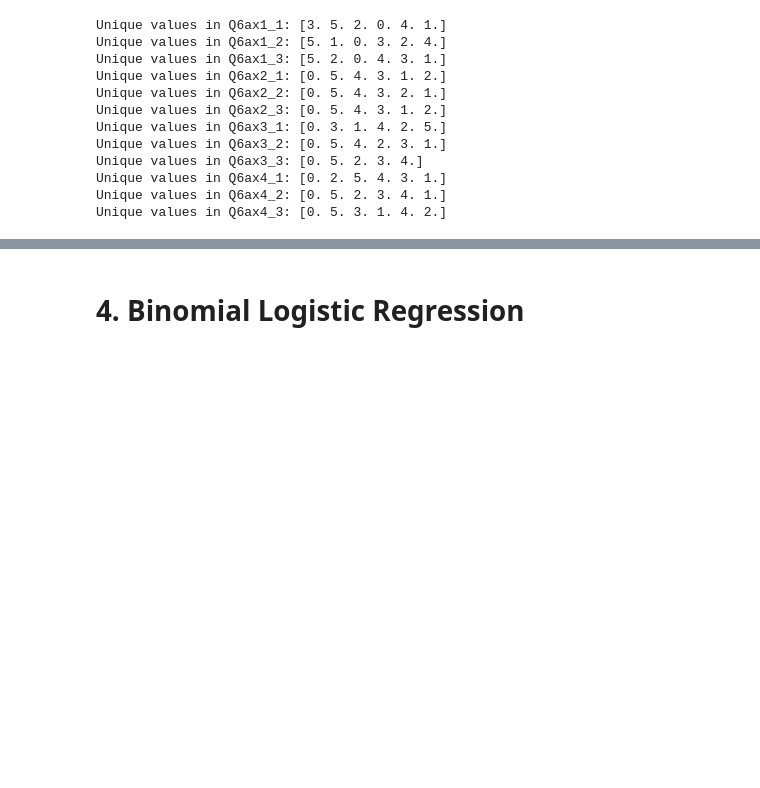
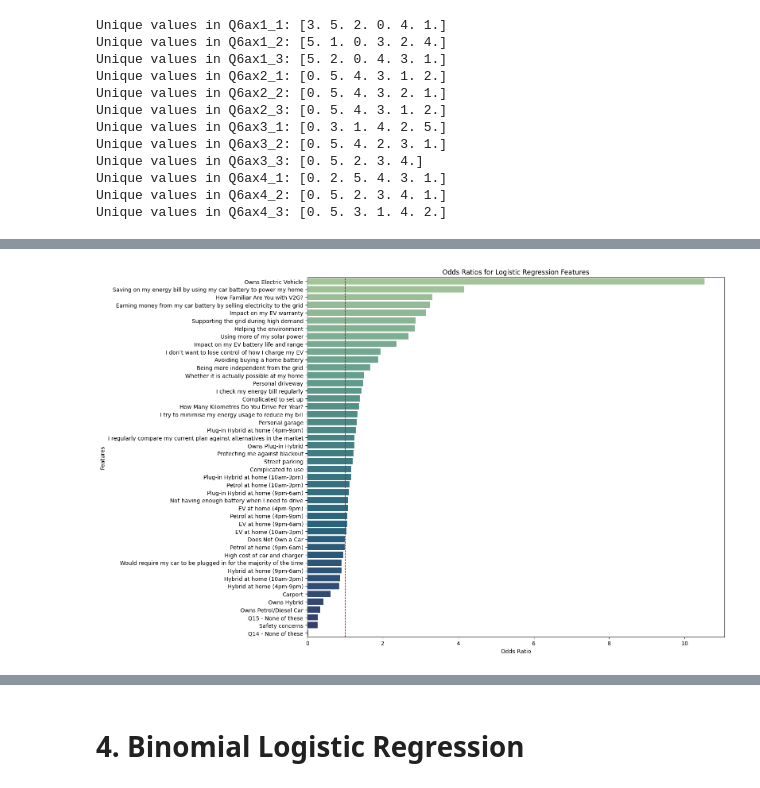
Before and after one commit to bernardomendonca/v2g-survey-analysis, a Jupyter notebook: 3_logistic_regression.ipynb, the cells around one changed output, grey strips where cells are left out. Drawn from its saved outputs; the diff is of its cells as text; code cells hidden in the pictures; blank space fills up the shorter version.

```diff
--- a/3_logistic_regression.ipynb
+++ b/3_logistic_regression.ipynb
@@ -494,0 +316,4 @@ plt.show()
+# %%
+plot_odds_ratio_barh(results_df)
+# %% [output]
+[figure, added]
```
Also changed, not shown: parts of 53 cells of this notebook, 7 other files.
